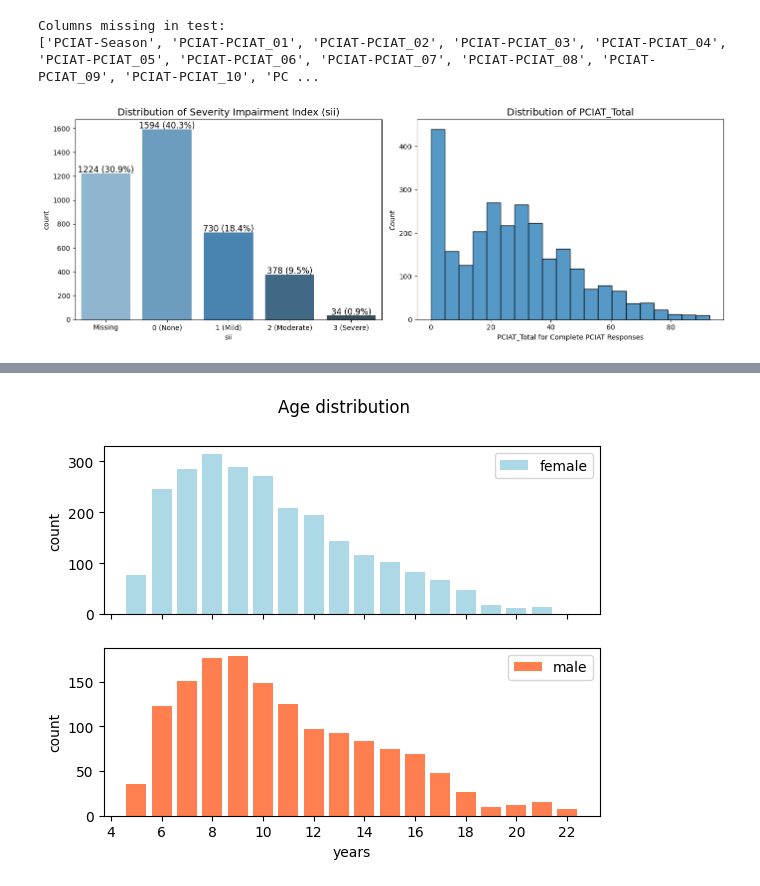
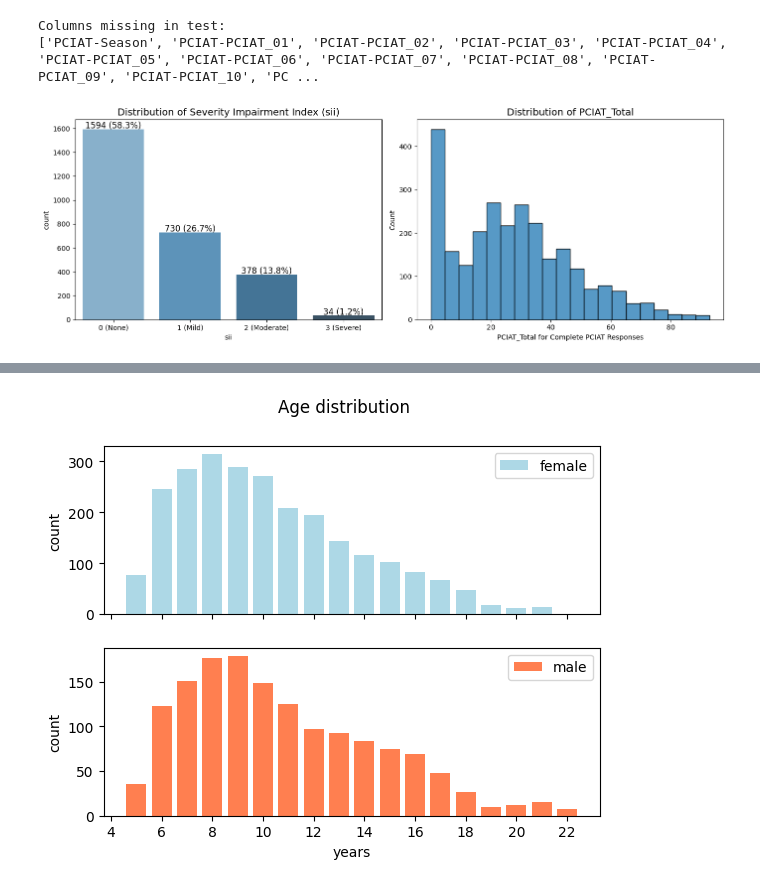
Before and after one commit to datonst/CMI-Competition, a Jupyter notebook: eda/notebook.ipynb, the cells around one changed output, grey strips where cells are left out. Drawn from its saved outputs; the diff is of its cells as text; code cells hidden in the pictures.

```diff
--- a/eda/notebook.ipynb
+++ b/eda/notebook.ipynb
@@ -216,43 +215,43 @@ print([f for f in train.columns if f not in test.columns])
 # %% [output]
 Columns missing in test:
 ['PCIAT-Season', 'PCIAT-PCIAT_01', 'PCIAT-PCIAT_02', 'PCIAT-PCIAT_03', 'PCIAT-PCIAT_04', 'PCIAT-PCIAT_05', 'PCIAT-PCIAT_06', 'PCIAT-PCIAT_07', 'PCIAT-PCIAT_08', 'PCIAT-PCIAT_09', 'PCIAT-PCIAT_10', 'PC ...
+# %%
+train['sii_original'] = train['sii']
 # %%
 PCIAT_cols = [f'PCIAT-PCIAT_{i+1:02d}' for i in range(20)]
-
 train['complete_resp_total'] = train['PCIAT-PCIAT_Total'].where(
     train[PCIAT_cols].notna().all(axis=1), np.nan
 )
 
+# Sử dụng cách mapping trực tiếp cho SII
 sii_map = {0: '0 (None)', 1: '1 (Mild)', 2: '2 (Moderate)', 3: '3 (Severe)'}
-train['sii'] = train['sii'].map(sii_map).fillna('Missing')
+train['sii'] = train['sii'].map(sii_map)
 
-sii_order = ['Missing', '0 (None)', '1 (Mild)', '2 (Moderate)', '3 (Severe)']
-train['sii'] = pd.Categorical(train['sii'], categories=sii_order, ordered=True)
-
+# Tính toán phân phối cho 'sii'
 sii_counts = train['sii'].value_counts().reset_index()
-total = sii_counts['count'].sum()
-sii_counts['percentage'] = (sii_counts['count'] / total) * 100
+sii_counts.columns = ['sii', 'count']
+sii_counts['percentage'] = (sii_counts['count'] / sii_counts['count'].sum()) * 100
 
 fig, axes = plt.subplots(1, 2, figsize=(14, 5))
 
 # SII
 sns.barplot(x='sii', y='count', data=sii_counts, palette='Blues_d', ax=axes[0])
 axes[0].set_title('Distribution of Severity Impairment Index (sii)', fontsize=14)
 for p in axes[0].patches:
     height = p.get_height()
     percentage = sii_counts.loc[sii_counts['count'] == height, 'percentage'].values[0]
     axes[0].text(
         p.get_x() + p.get_width() / 2,
         height + 5, f'{int(height)} ({percentage:.1f}%)',
         ha="center", fontsize=12
     )
 
 # PCIAT_Total for complete responses
 sns.histplot(train['complete_resp_total'].dropna(), bins=20, ax=axes[1])
 axes[1].set_title('Distribution of PCIAT_Total', fontsize=14)
 axes[1].set_xlabel('PCIAT_Total for Complete PCIAT Responses')
 
 plt.tight_layout()
 plt.show()
 # %% [output]
-[figure, old version]
+[figure, new version]
```
Also changed, not shown: parts of 8 cells of this notebook, 4 other files.
